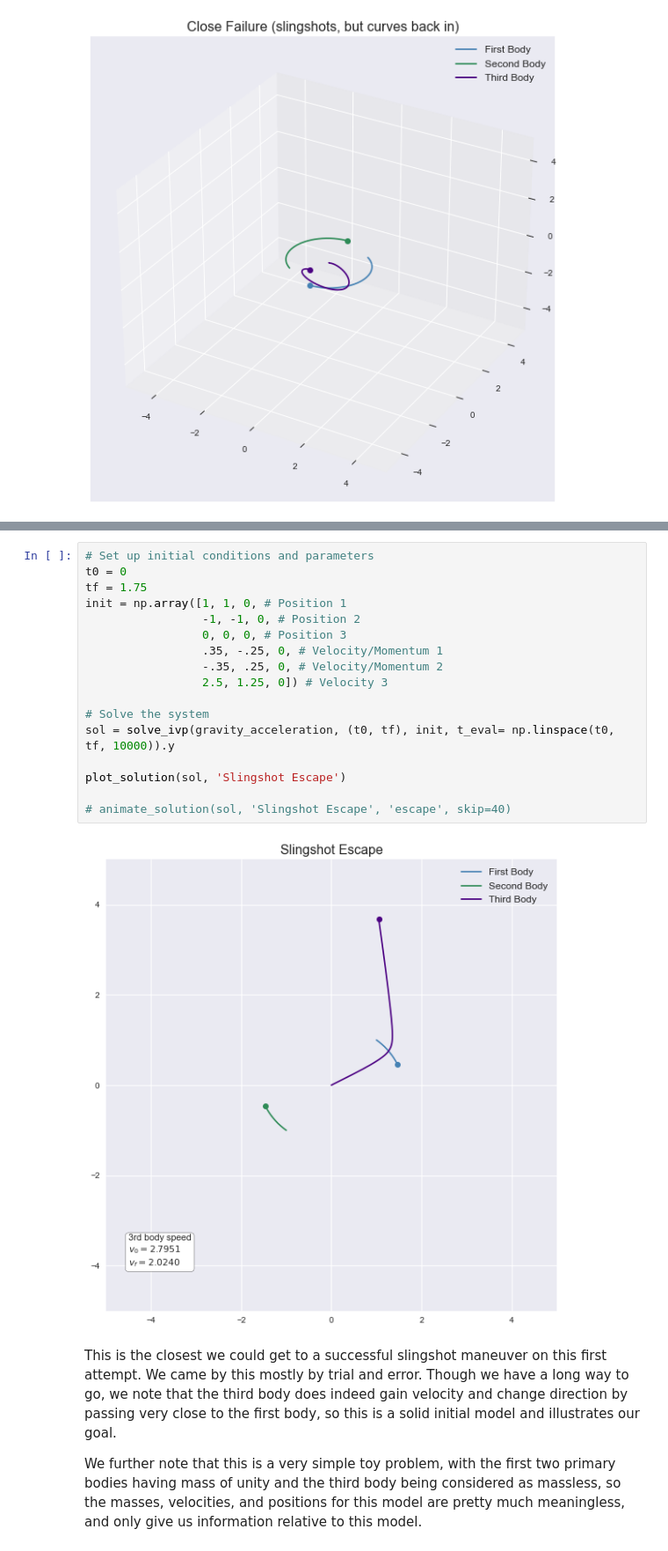
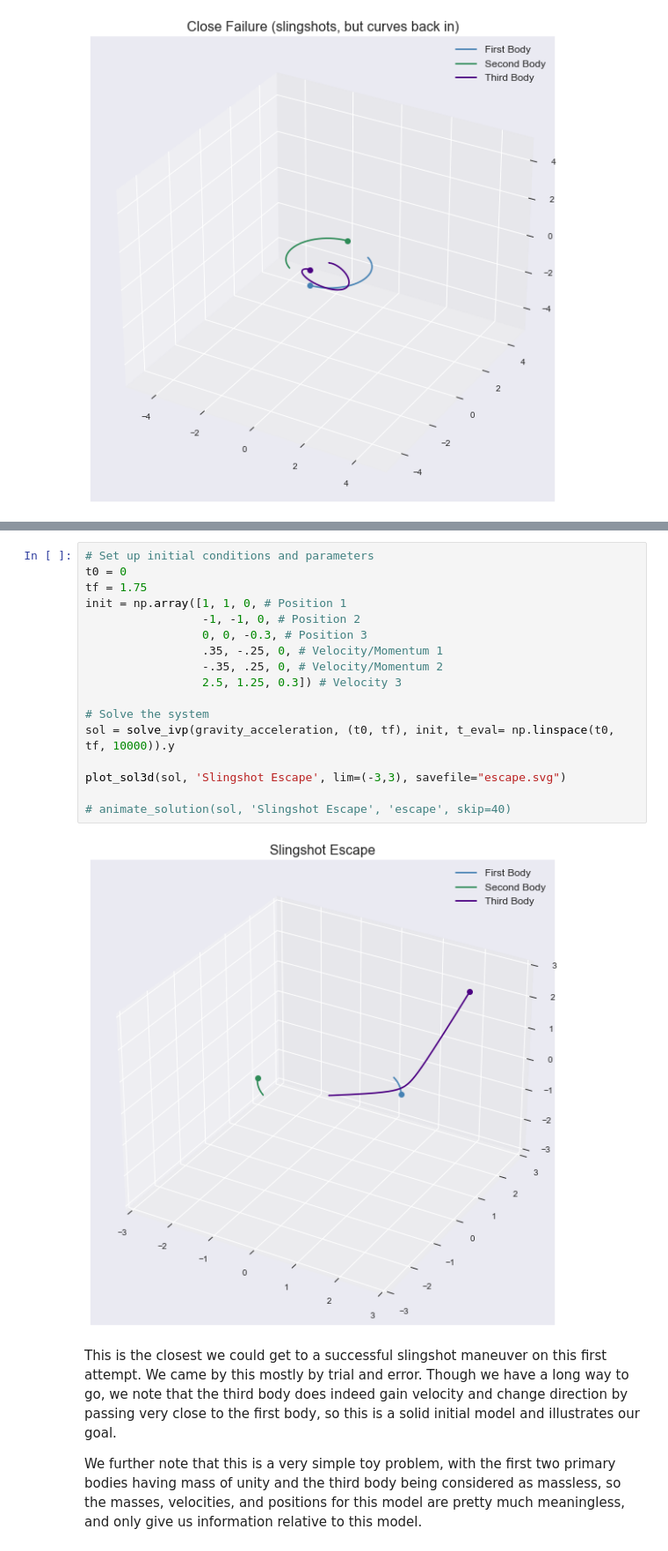
Before and after one commit to samcochran/optimal-spacecraft-control, a Jupyter notebook: Code/Sam.ipynb, the cells around one changed output, grey strips where cells are left out. Shown: that part at 88% size. Drawn from its saved outputs; the diff is of its cells as text.

```diff
--- a/Code/Sam.ipynb
+++ b/Code/Sam.ipynb
@@ -263,22 +263,22 @@ plot_solution(sol, 'Best Slingshot Attempt')
 # %%
 # Set up initial conditions and parameters
 t0 = 0
 tf = 1.75
 init = np.array([1, 1, 0, # Position 1
                  -1, -1, 0, # Position 2
-                 0, 0, 0, # Position 3
+                 0, 0, -0.3, # Position 3
                  .35, -.25, 0, # Velocity/Momentum 1
                  -.35, .25, 0, # Velocity/Momentum 2
-                 2.5, 1.25, 0]) # Velocity 3
+                 2.5, 1.25, 0.3]) # Velocity 3
 
 # Solve the system
 sol = solve_ivp(gravity_acceleration, (t0, tf), init, t_eval= np.linspace(t0, tf, 10000)).y
 
-plot_solution(sol, 'Slingshot Escape')
+plot_sol3d(sol, 'Slingshot Escape', lim=(-3,3), savefile="escape.svg")
 
 # animate_solution(sol, 'Slingshot Escape', 'escape', skip=40)
 # %% [output]
-[figure, old version]
+[figure, new version]
 # %% [markdown]
 This is the closest we could get to a successful slingshot maneuver on this first attempt.  We came by this mostly by trial and error.  Though we have a long way to go, we note that the third body does indeed gain velocity and change direction by passing very close to the first body, so this is a solid initial model and illustrates our goal.
 
```
Also changed, not shown: parts of 7 cells of this notebook, 1 other file.
